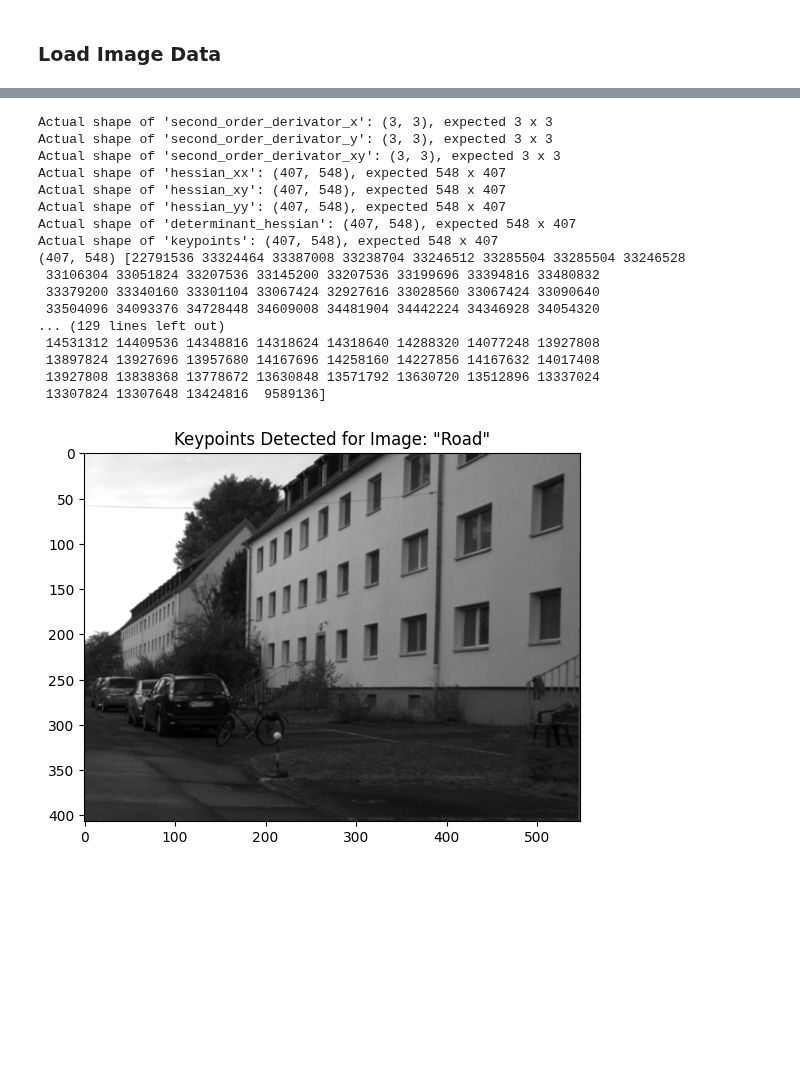
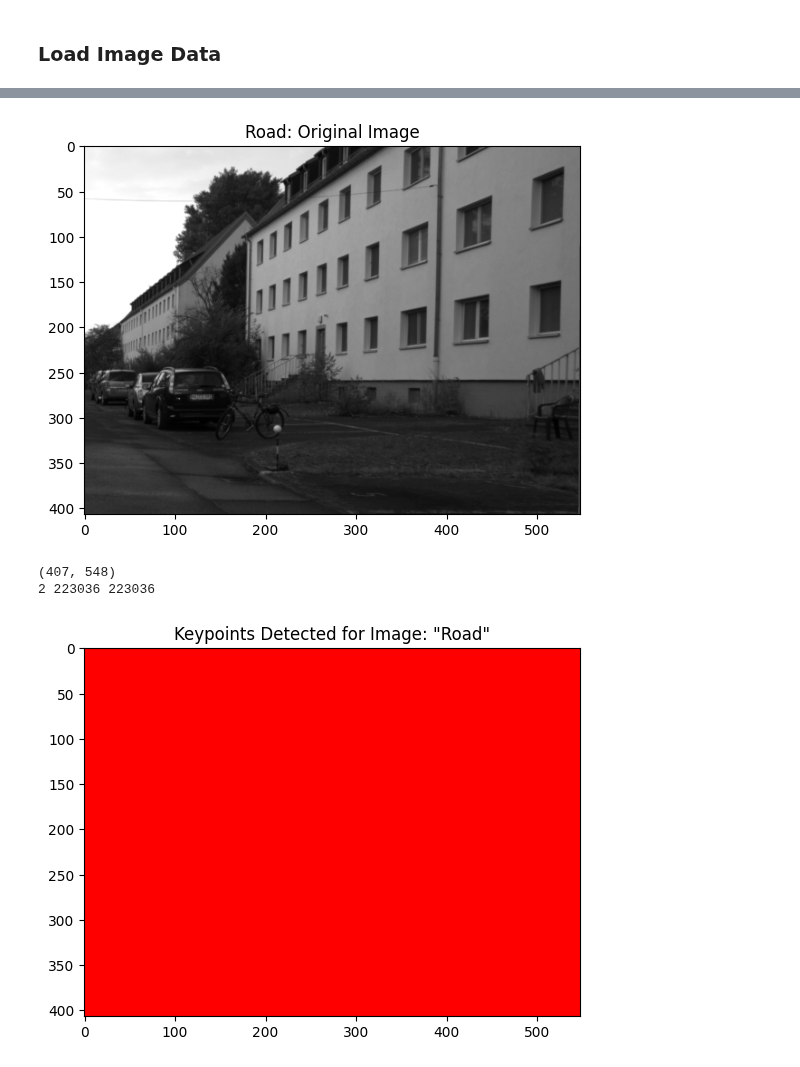
Before and after one commit to sraza-onshape/samaj-vision, a Jupyter notebook: Line-Detection/problems.ipynb, the cells around one changed output, grey strips where cells are left out. Saved outputs shown, nothing was run; the diff lists cells and outputs as text; code cells hidden in the pictures; blank space fills up the shorter version.

Commit message:
[debug] overlay of points and dims of plot

```diff
--- a/Line-Detection/problems.ipynb
+++ b/Line-Detection/problems.ipynb
@@ -21,25 +21,16 @@ Dimensions of ./original-images/road.png: 548 x 407
+# %%
+plt.title("Road: Original Image")
+plt.imshow(original_image, cmap="gray")
+plt.show()
+# %% [output]
+[figure, added]
 # %%
 HessianDetector.find_keypoints_and_visualize(
     np.array(original_image),
     "Road",
-    threshold=75  # let's arbitrarily start testing, using the 75th percentile of
+    threshold=99  # let's arbitrarily start testing, using the 75th percentile of
 )
 # %% [output]
-Actual shape of 'second_order_derivator_x': (3, 3), expected 3 x 3
-Actual shape of 'second_order_derivator_y': (3, 3), expected 3 x 3
-Actual shape of 'second_order_derivator_xy': (3, 3), expected 3 x 3
-Actual shape of 'hessian_xx': (407, 548), expected 548 x 407
-Actual shape of 'hessian_xy': (407, 548), expected 548 x 407
-Actual shape of 'hessian_yy': (407, 548), expected 548 x 407
-Actual shape of 'determinant_hessian': (407, 548), expected 548 x 407
-Actual shape of 'keypoints': (407, 548), expected 548 x 407
-(407, 548) [22791536 33324464 33387008 33238704 33246512 33285504 33285504 33246528
- 33106304 33051824 33207536 33145200 33207536 33199696 33394816 33480832
- 33379200 33340160 33301104 33067424 32927616 33028560 33067424 33090640
- 33504096 34093376 34728448 34609008 34481904 34442224 34346928 34054320
-... (129 lines left out)
- 14531312 14409536 14348816 14318624 14318640 14288320 14077248 13927808
- 13897824 13927696 13957680 14167696 14258160 14227856 14167632 14017408
- 13927808 13838368 13778672 13630848 13571792 13630720 13512896 13337024
- 13307824 13307648 13424816  9589136]
+(407, 548)
+2 223036 223036
-[figure, old version]
+[figure, new version]
```
Also changed, not shown: parts of 1 cell of this notebook, 2 other files.
